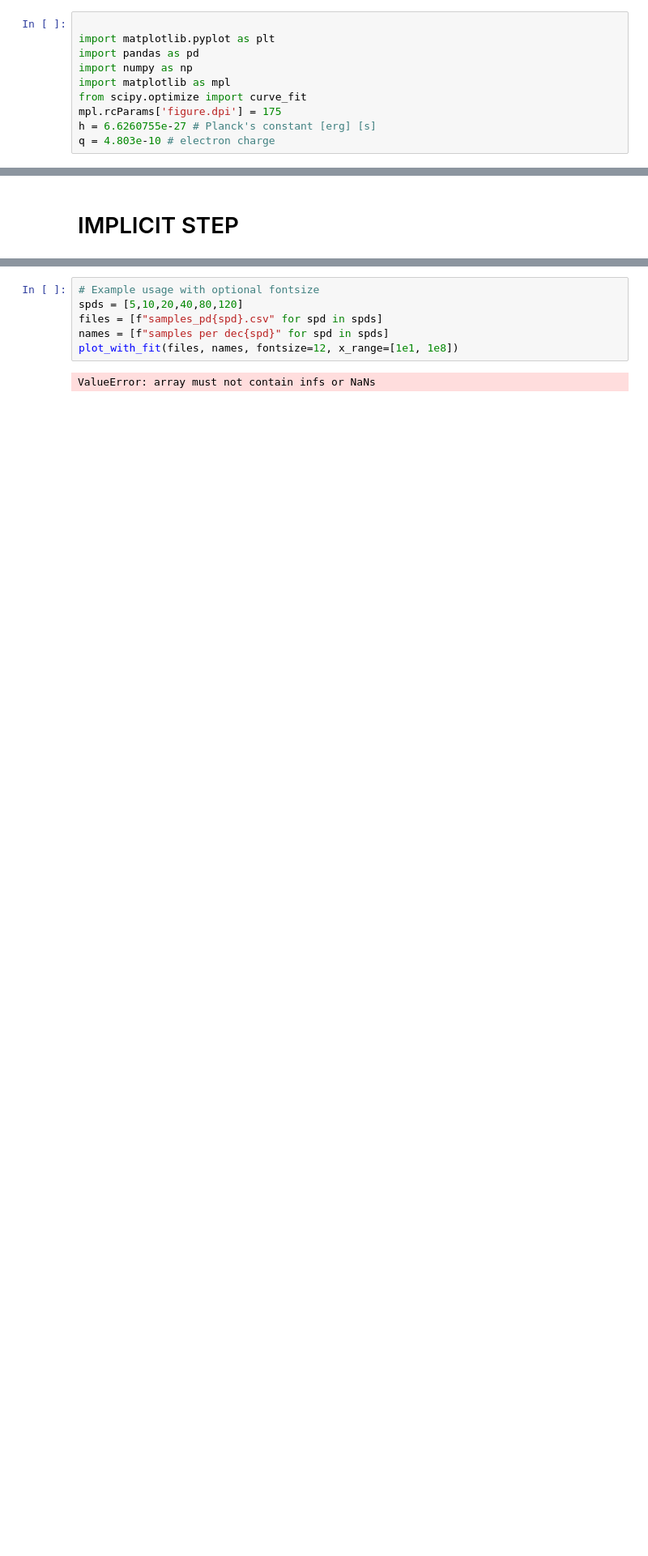
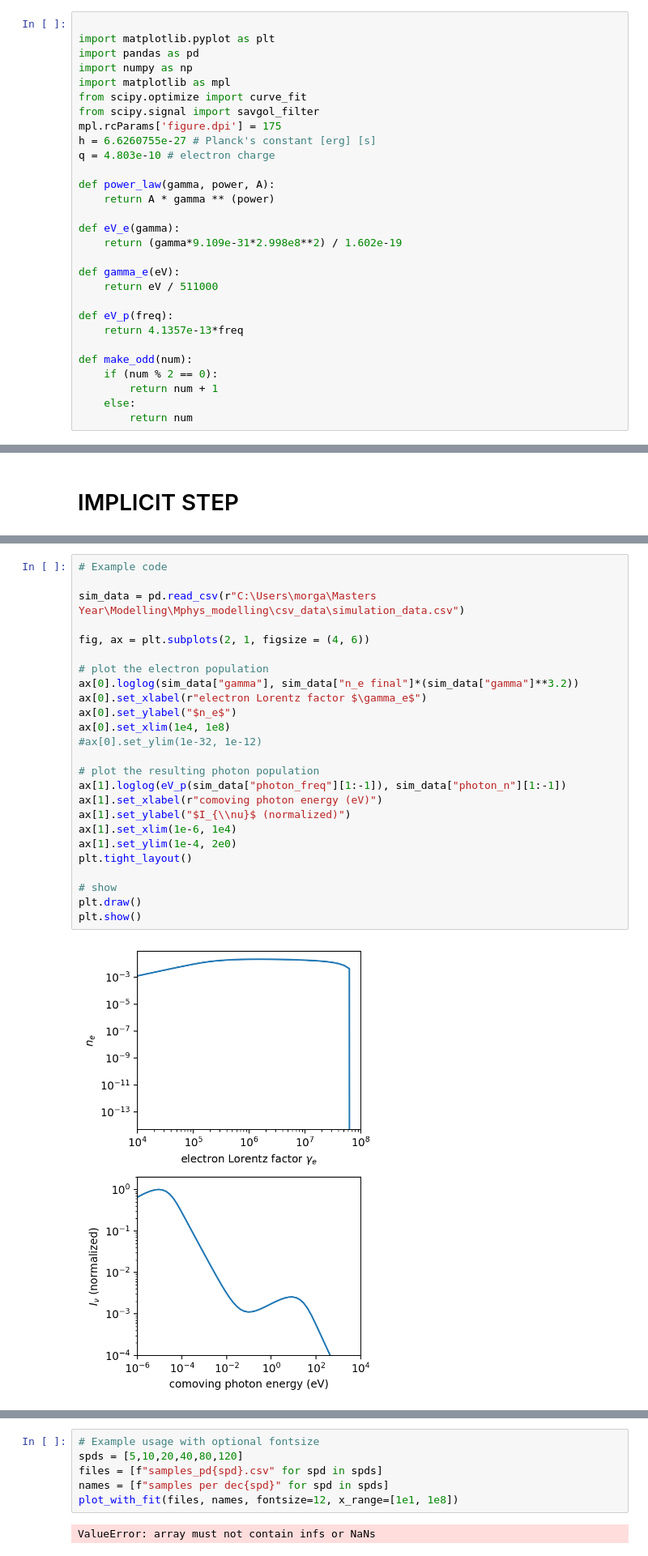
Before and after one commit to me623/Mphys_modelling, a Jupyter notebook: plotting_new_file_structure.ipynb, the cells around one changed output, grey strips where cells are left out. Shown at 81% size. Saved outputs shown, nothing was run; the diff lists cells and outputs as text; blank space fills up the shorter version.

```diff
--- a/plotting.ipynb
+++ b/plotting_new_file_structure.ipynb
@@ -5,6 +5,25 @@ import pandas as pd
 import numpy as np
 import matplotlib as mpl
 from scipy.optimize import curve_fit
+from scipy.signal import savgol_filter
 mpl.rcParams['figure.dpi'] = 175
 h = 6.6260755e-27 # Planck's constant [erg] [s]
 q = 4.803e-10 # electron charge
+
+def power_law(gamma, power, A):
+    return A * gamma ** (power)
+
+def eV_e(gamma):
+    return (gamma*9.109e-31*2.998e8**2) / 1.602e-19
+
+def gamma_e(eV):
+    return eV / 511000
+
+def eV_p(freq):
+    return 4.1357e-13*freq
+
+def make_odd(num):
+    if (num % 2 == 0):
+        return num + 1
+    else:
+        return num
@@ -52,3 +270,30 @@ Text(0.5, 0, 'Lorentz factor')
+# %%
+# Example code
+
+sim_data = pd.read_csv(r"C:\Users\morga\Masters Year\Modelling\Mphys_modelling\csv_data\simulation_data.csv")
+
+fig, ax = plt.subplots(2, 1, figsize = (4, 6))
+
+# plot the electron population
+ax[0].loglog(sim_data["gamma"], sim_data["n_e final"]*(sim_data["gamma"]**3.2))
+ax[0].set_xlabel(r"electron Lorentz factor $\gamma_e$")
+ax[0].set_ylabel("$n_e$")
+ax[0].set_xlim(1e4, 1e8)
+#ax[0].set_ylim(1e-32, 1e-12)
+
+# plot the resulting photon population
+ax[1].loglog(eV_p(sim_data["photon_freq"][1:-1]), sim_data["photon_n"][1:-1])
+ax[1].set_xlabel(r"comoving photon energy (eV)")
+ax[1].set_ylabel("$I_{\\nu}$ (normalized)")
+ax[1].set_xlim(1e-6, 1e4)
+ax[1].set_ylim(1e-4, 2e0)
+plt.tight_layout()
+
+# show
+plt.draw()
+plt.show()
+# %% [output]
+[figure, added]
 # %%
 import numpy as np
 import pandas as pd
```
Also changed, not shown: parts of 17 cells of this notebook, 11 other files.
